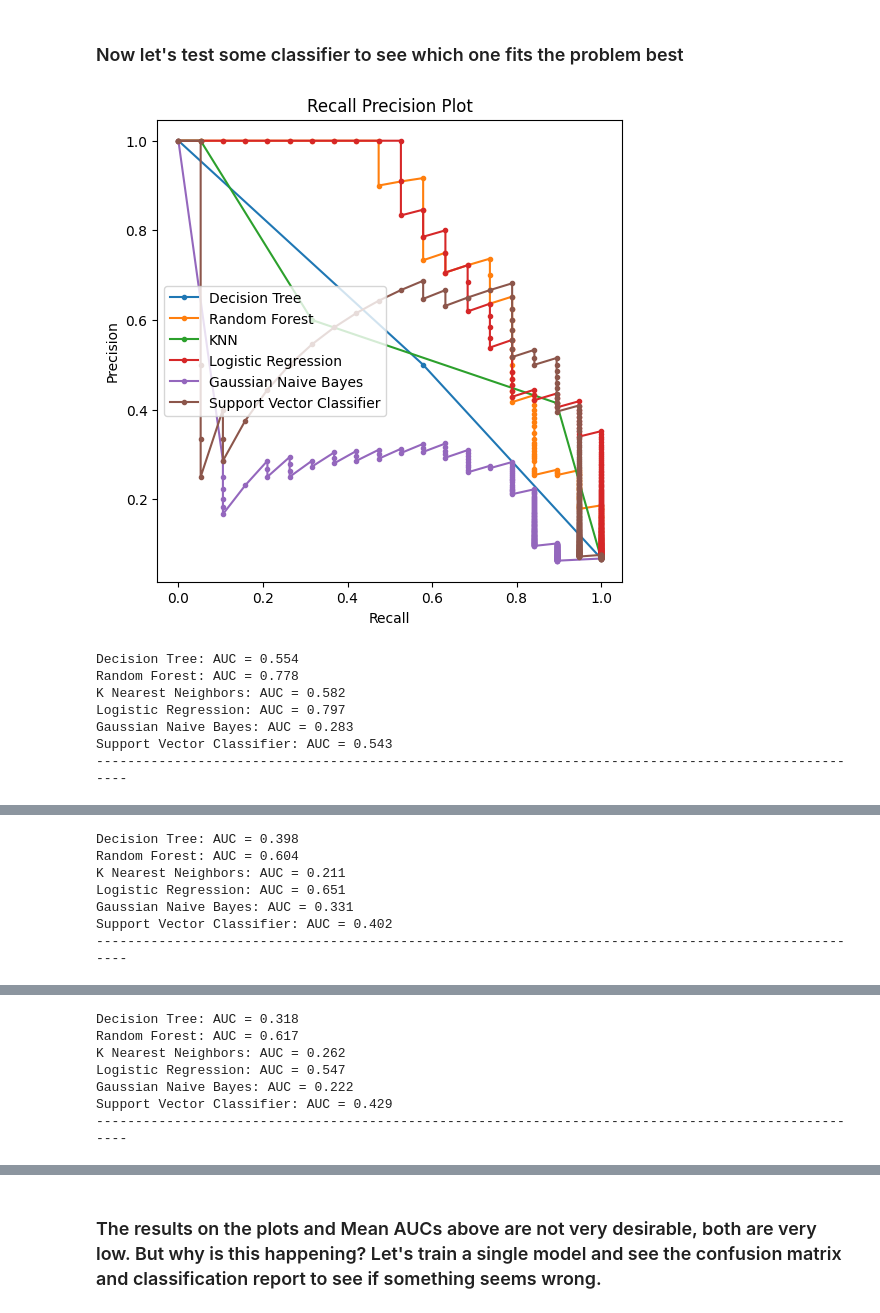
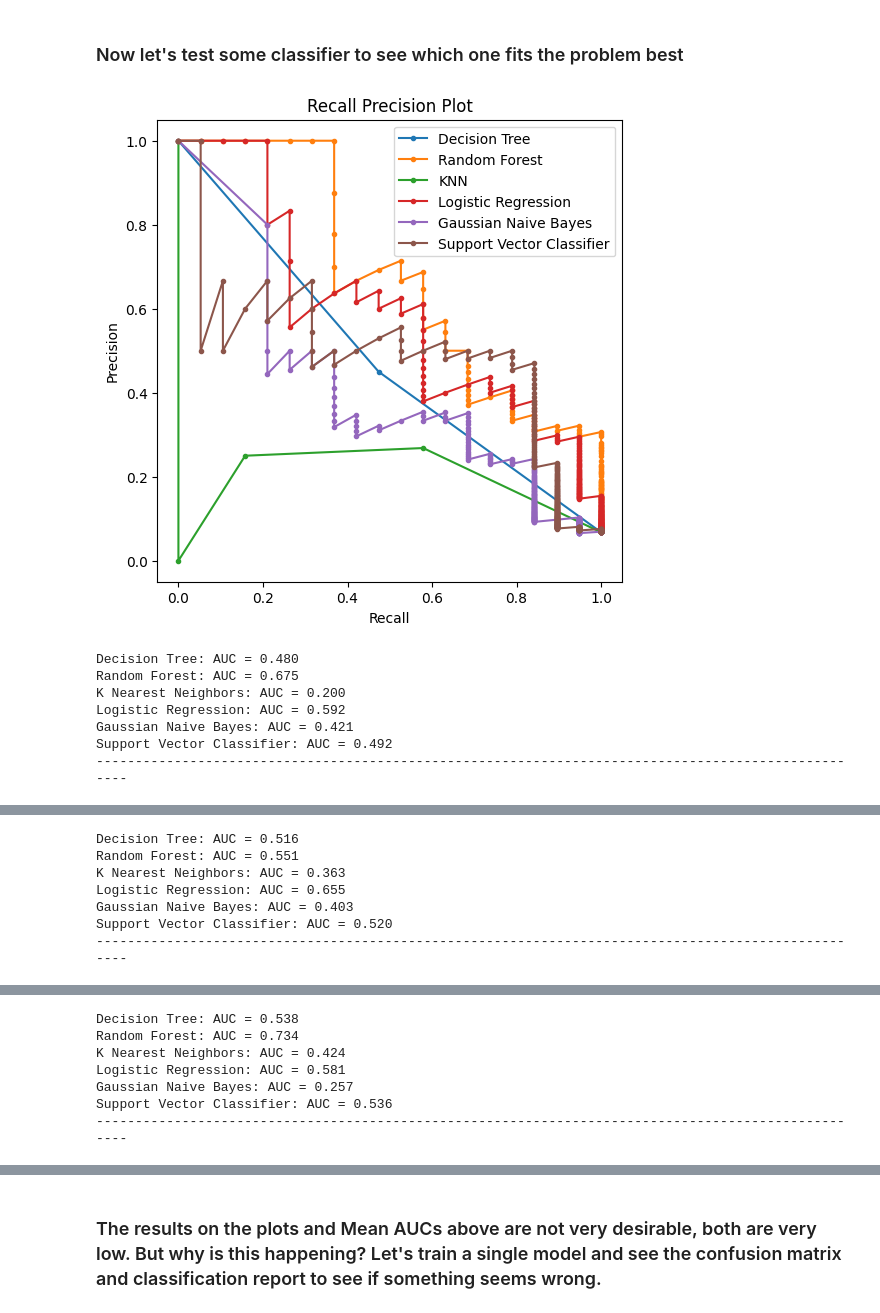
Before and after one commit to NikosGour/Data-Mining-Assignment, a Jupyter notebook: report.ipynb, the cells around one changed output, grey strips where cells are left out. Cells and saved outputs as stored; diff of their text form; code cells hidden in the pictures.

Commit message:
Fixed scaling on some parts

```diff
--- a/report.ipynb
+++ b/report.ipynb
@@ -828,6 +821,12 @@ knn_aucs = []
 lr_aucs = []
 gnb_aucs = []
 svc_aucs = []
+
+opening_weekend_ss = StandardScaler()
+domestic_gross_ss = StandardScaler()
+foreign_gross_ss = StandardScaler()
+worldwide_gross_ss = StandardScaler()
+budget_ss = StandardScaler()
 # We will do KFold validation to ensure we are not overfitting the model
 # also we use stratified because the True/False ratio is 7:100, which means that if we didn't use the stratify strategy, it would be very likely that none of the training data would be of class True, and the model would be just classifying everything as false
 cv = StratifiedKFold(n_splits=5, shuffle=True)
@@ -838,6 +837,23 @@ for i, (train_index, test_index) in enumerate(cv.split(X, y)):
     train_y = y.iloc[train_index]
     test_X = X.iloc[test_index]
     test_y = y.iloc[test_index]
+
+    # We need to scale the data inside the validation loop, so we don't leak any information about the test part of the dataset
+    train_X.loc[:,"OPENING_WEEKEND"] = opening_weekend_ss.fit_transform(train_X[['OPENING_WEEKEND']])
+    train_X.loc[:,"DOMESTIC_GROSS"] = domestic_gross_ss.fit_transform(train_X[['DOMESTIC_GROSS']])
+    train_X.loc[:,"FOREIGN_GROSS"] = foreign_gross_ss.fit_transform(train_X[['FOREIGN_GROSS']])
+    train_X.loc[:,"WORLDWIDE_GROSS"] = worldwide_gross_ss.fit_transform(train_X[['WORLDWIDE_GROSS']])
+    train_X.loc[:,"BUDGET"] = budget_ss.fit_transform(train_X[['BUDGET']])
+
+    # Transform the test data with the fitted scaler
+    test_X.loc[:,"OPENING_WEEKEND"] = opening_weekend_ss.transform(test_X[['OPENING_WEEKEND']])
+    test_X.loc[:,"DOMESTIC_GROSS"] = domestic_gross_ss.transform(test_X[['DOMESTIC_GROSS']])
+    test_X.loc[:,"FOREIGN_GROSS"] = foreign_gross_ss.transform(test_X[['FOREIGN_GROSS']])
+    test_X.loc[:,"WORLDWIDE_GROSS"] = worldwide_gross_ss.transform(test_X[['WORLDWIDE_GROSS']])
+    test_X.loc[:,"BUDGET"] = budget_ss.transform(test_X[['BUDGET']])
+
+
+
 
     # Fit every model
     dt.fit(train_X, train_y)
@@ -890,38 +906,38 @@ for i, (train_index, test_index) in enumerate(cv.split(X, y)):
     plt.figure(figsize=(6, 6))
     plt.plot(dt_recall, dt_precision, marker='.', label='Decision Tree')
     plt.plot(rf_recall, rf_precision, marker='.', label='Random Forest' )
     plt.plot(knn_recall, knn_precision, marker='.', label='KNN')
     plt.plot(lr_recall, lr_precision, marker='.', label='Logistic Regression')
     plt.plot(gnb_recall, gnb_precision, marker='.', label='Gaussian Naive Bayes')
     plt.plot(svc_recall, svc_precision, marker='.', label='Support Vector Classifier')
 
     plt.title('Recall Precision Plot')
     plt.xlabel('Recall')
     plt.ylabel('Precision')
     plt.legend()
 
     plt.show()
     print(f"Decision Tree: AUC = {dt_auc:.3f}")
     print(f"Random Forest: AUC = {rf_auc:.3f}")
     print(f"K Nearest Neighbors: AUC = {knn_auc:.3f}")
     print(f"Logistic Regression: AUC = {lr_auc:.3f}")
     print(f"Gaussian Naive Bayes: AUC = {gnb_auc:.3f}")
     print(f"Support Vector Classifier: AUC = {svc_auc:.3f}")
     print('-' * 100)
 
 
 print(f"Decision Tree: Mean AUC = {np.mean(dt_aucs):.3f}")
 print(f"Random Forest: Mean AUC = {np.mean(rf_aucs):.3f}")
 print(f"K Nearest Neighbors: Mean AUC = {np.mean(knn_aucs):.3f}")
 print(f"Logistic Regression: Mean AUC = {np.mean(lr_aucs):.3f}")
 print(f"Gaussian Naive Bayes: Mean AUC = {np.mean(gnb_aucs):.3f}")
 print(f"Support Vector Classifier: Mean AUC = {np.mean(svc_aucs):.3f}")
 # %% [output]
-[figure, old version]
+[figure, new version]
-Decision Tree: AUC = 0.554
-Random Forest: AUC = 0.778
-K Nearest Neighbors: AUC = 0.582
-Logistic Regression: AUC = 0.797
-Gaussian Naive Bayes: AUC = 0.283
-Support Vector Classifier: AUC = 0.543
+Decision Tree: AUC = 0.480
+Random Forest: AUC = 0.675
+K Nearest Neighbors: AUC = 0.200
+Logistic Regression: AUC = 0.592
+Gaussian Naive Bayes: AUC = 0.421
+Support Vector Classifier: AUC = 0.492
 ----------------------------------------------------------------------------------------------------
@@ -929,7 +945,7 @@ Support Vector Classifier: AUC = 0.543
-Decision Tree: AUC = 0.398
-Random Forest: AUC = 0.604
-K Nearest Neighbors: AUC = 0.211
-Logistic Regression: AUC = 0.651
-Gaussian Naive Bayes: AUC = 0.331
-Support Vector Classifier: AUC = 0.402
+Decision Tree: AUC = 0.516
+Random Forest: AUC = 0.551
+K Nearest Neighbors: AUC = 0.363
+Logistic Regression: AUC = 0.655
+Gaussian Naive Bayes: AUC = 0.403
+Support Vector Classifier: AUC = 0.520
 ----------------------------------------------------------------------------------------------------
@@ -937,7 +953,7 @@ Support Vector Classifier: AUC = 0.402
-Decision Tree: AUC = 0.318
-Random Forest: AUC = 0.617
-K Nearest Neighbors: AUC = 0.262
-Logistic Regression: AUC = 0.547
-Gaussian Naive Bayes: AUC = 0.222
-Support Vector Classifier: AUC = 0.429
+Decision Tree: AUC = 0.538
+Random Forest: AUC = 0.734
+K Nearest Neighbors: AUC = 0.424
+Logistic Regression: AUC = 0.581
+Gaussian Naive Bayes: AUC = 0.257
+Support Vector Classifier: AUC = 0.536
 ----------------------------------------------------------------------------------------------------
```
Also changed, not shown: parts of 11 cells of this notebook.
